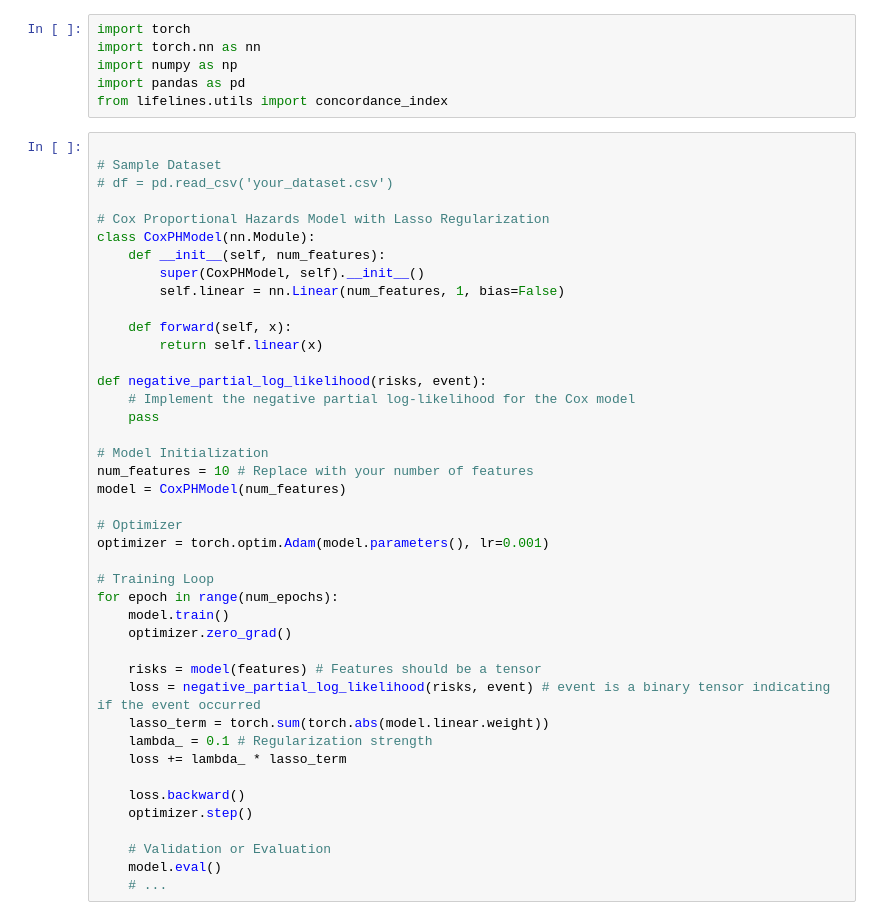
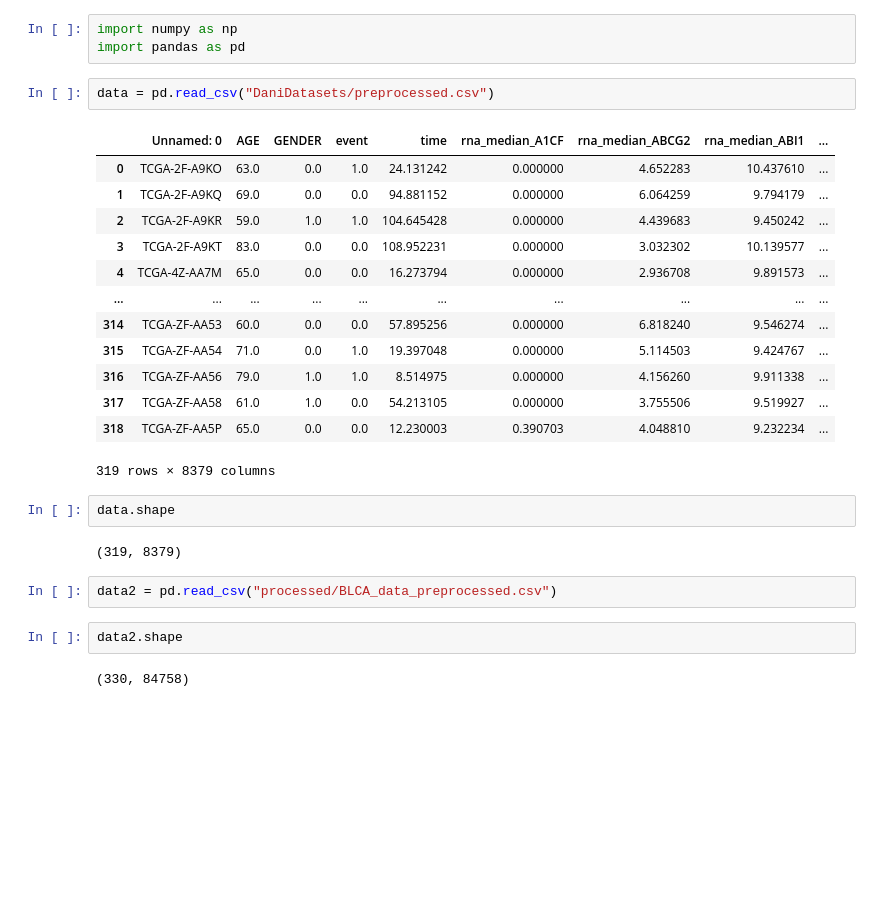
Before and after one commit to arcticronin/CoPLaS, a Jupyter notebook: torch.ipynb, the cells around one changed output. Drawn from its saved outputs; the diff is of its cells as text; blank space fills up the shorter version.

```diff
--- a/torch.ipynb
+++ b/torch.ipynb
@@ -1,48 +1,29 @@
 # %%
-import torch
-import torch.nn as nn
 import numpy as np
 import pandas as pd
-from lifelines.utils import concordance_index
 # %%
-
-# Sample Dataset
-# df = pd.read_csv('your_dataset.csv')
-
-# Cox Proportional Hazards Model with Lasso Regularization
-class CoxPHModel(nn.Module):
-    def __init__(self, num_features):
-        super(CoxPHModel, self).__init__()
-        self.linear = nn.Linear(num_features, 1, bias=False)
-
-    def forward(self, x):
-        return self.linear(x)
-
-def negative_partial_log_likelihood(risks, event):
-    # Implement the negative partial log-likelihood for the Cox model
-    pass
-
-# Model Initialization
-num_features = 10 # Replace with your number of features
-model = CoxPHModel(num_features)
-
-# Optimizer
-optimizer = torch.optim.Adam(model.parameters(), lr=0.001)
-
-# Training Loop
-for epoch in range(num_epochs):
-    model.train()
-    optimizer.zero_grad()
-
-    risks = model(features) # Features should be a tensor
-    loss = negative_partial_log_likelihood(risks, event) # event is a binary tensor indicating if the event occurred
-    lasso_term = torch.sum(torch.abs(model.linear.weight))
-    lambda_ = 0.1 # Regularization strength
-    loss += lambda_ * lasso_term
-
-    loss.backward()
-    optimizer.step()
-
-    # Validation or Evaluation
-    model.eval()
-    # ...
+data = pd.read_csv("DaniDatasets/preprocessed.csv")
+# %% [output]
+|  | Unnamed: 0 | AGE | GENDER | event | time | rna_median_A1CF | rna_median_ABCG2 | rna_median_ABI1 | ... |
+| 0 | TCGA-2F-A9KO | 63.0 | 0.0 | 1.0 | 24.131242 | 0.000000 | 4.652283 | 10.437610 | ... |
+| 1 | TCGA-2F-A9KQ | 69.0 | 0.0 | 0.0 | 94.881152 | 0.000000 | 6.064259 | 9.794179 | ... |
+| 2 | TCGA-2F-A9KR | 59.0 | 1.0 | 1.0 | 104.645428 | 0.000000 | 4.439683 | 9.450242 | ... |
+| 3 | TCGA-2F-A9KT | 83.0 | 0.0 | 0.0 | 108.952231 | 0.000000 | 3.032302 | 10.139577 | ... |
+| 4 | TCGA-4Z-AA7M | 65.0 | 0.0 | 0.0 | 16.273794 | 0.000000 | 2.936708 | 9.891573 | ... |
+| ... | ... | ... | ... | ... | ... | ... | ... | ... | ... |
+| 314 | TCGA-ZF-AA53 | 60.0 | 0.0 | 0.0 | 57.895256 | 0.000000 | 6.818240 | 9.546274 | ... |
+| 315 | TCGA-ZF-AA54 | 71.0 | 0.0 | 1.0 | 19.397048 | 0.000000 | 5.114503 | 9.424767 | ... |
+| 316 | TCGA-ZF-AA56 | 79.0 | 1.0 | 1.0 | 8.514975 | 0.000000 | 4.156260 | 9.911338 | ... |
+| 317 | TCGA-ZF-AA58 | 61.0 | 1.0 | 0.0 | 54.213105 | 0.000000 | 3.755506 | 9.519927 | ... |
+| 318 | TCGA-ZF-AA5P | 65.0 | 0.0 | 0.0 | 12.230003 | 0.390703 | 4.048810 | 9.232234 | ... |
+319 rows × 8379 columns
+# %%
+data.shape
+# %% [output]
+(319, 8379)
+# %%
+data2 = pd.read_csv("processed/BLCA_data_preprocessed.csv")
+# %%
+data2.shape
+# %% [output]
+(330, 84758)
```
Also changed, not shown: 7 other files.
